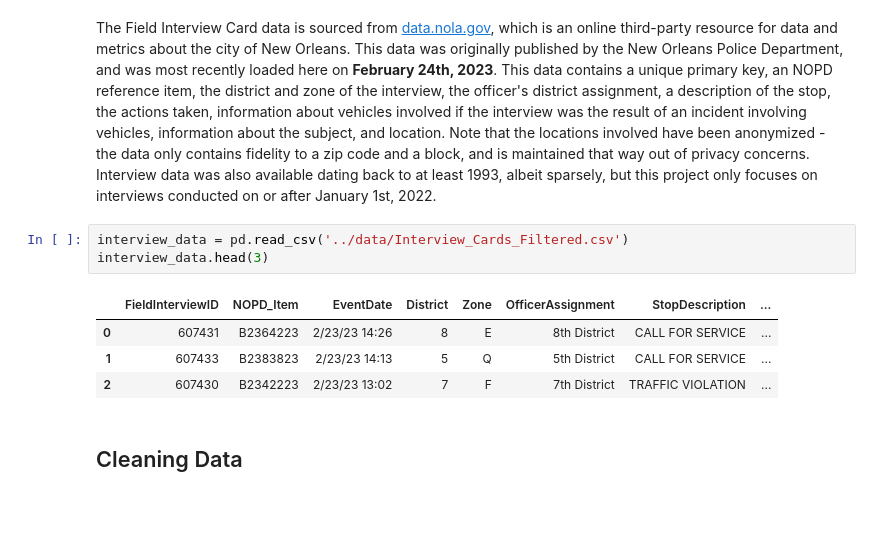
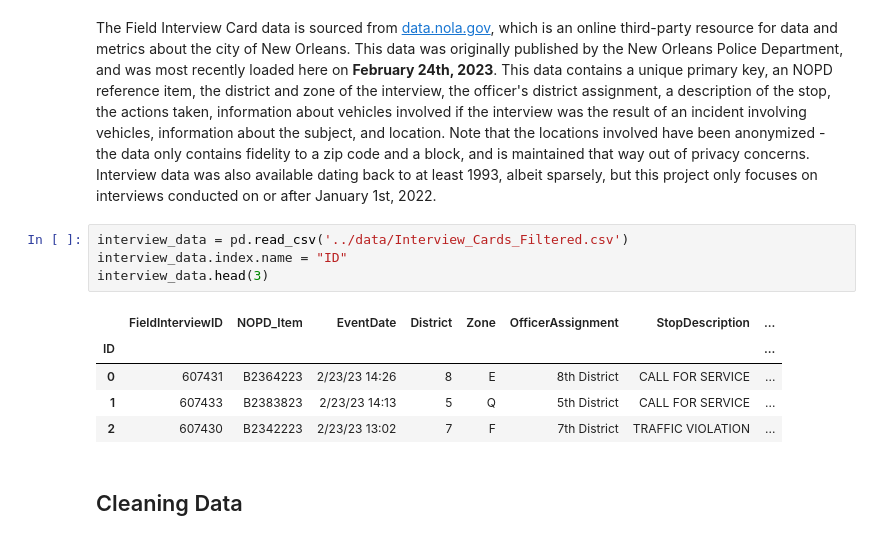
Before and after one commit to outlawhayden/neworleanspd, a Jupyter notebook: notebooks/neworleanspd.ipynb, the cells around one changed output. Drawn from its saved outputs; the diff is of its cells as text; blank space fills up the shorter version.

```diff
--- a/notebooks/neworleanspd.ipynb
+++ b/notebooks/neworleanspd.ipynb
@@ -24,9 +24,11 @@ pd.set_option('display.max_columns', None)
 The Field Interview Card data is sourced from [data.nola.gov](https://data.nola.gov/Public-Safety-and-Preparedness/Stop-and-Search-Field-Interviews-/kitu-f4uy), which is an online third-party resource for data and metrics about the city of New Orleans. This data was originally published by the New Orleans Police Department, and was most recently loaded here on **February 24th, 2023**. This data contains a unique primary key, an NOPD reference item, the district and zone of the interview, the officer's district assignment, a description of the stop, the actions taken, information about vehicles involved if the interview was the result of an incident involving vehicles, information about the subject, and location. Note that the locations involved have been anonymized - the data only contains fidelity to a zip code and a block, and is maintained that way out of privacy concerns. Interview data was also available dating back to at least 1993, albeit sparsely, but this project only focuses on interviews conducted on or after January 1st, 2022.
 # %%
 interview_data = pd.read_csv('../data/Interview_Cards_Filtered.csv')
+interview_data.index.name = "ID"
 interview_data.head(3)
 # %% [output]
 |  | FieldInterviewID | NOPD_Item | EventDate | District | Zone | OfficerAssignment | StopDescription | ... |
+| ID |  |  |  |  |  |  |  | ... |
 | 0 | 607431 | B2364223 | 2/23/23 14:26 | 8 | E | 8th District | CALL FOR SERVICE | ... |
 | 1 | 607433 | B2383823 | 2/23/23 14:13 | 5 | Q | 5th District | CALL FOR SERVICE | ... |
 | 2 | 607430 | B2342223 | 2/23/23 13:02 | 7 | F | 7th District | TRAFFIC VIOLATION | ... |
```
Also changed, not shown: parts of 8 cells of this notebook.
